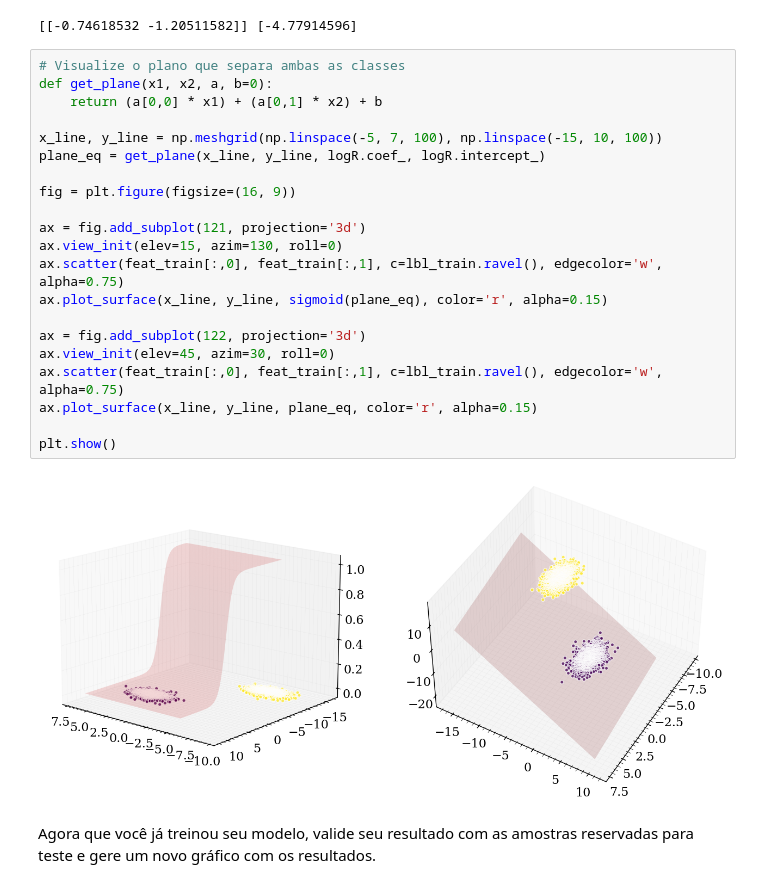
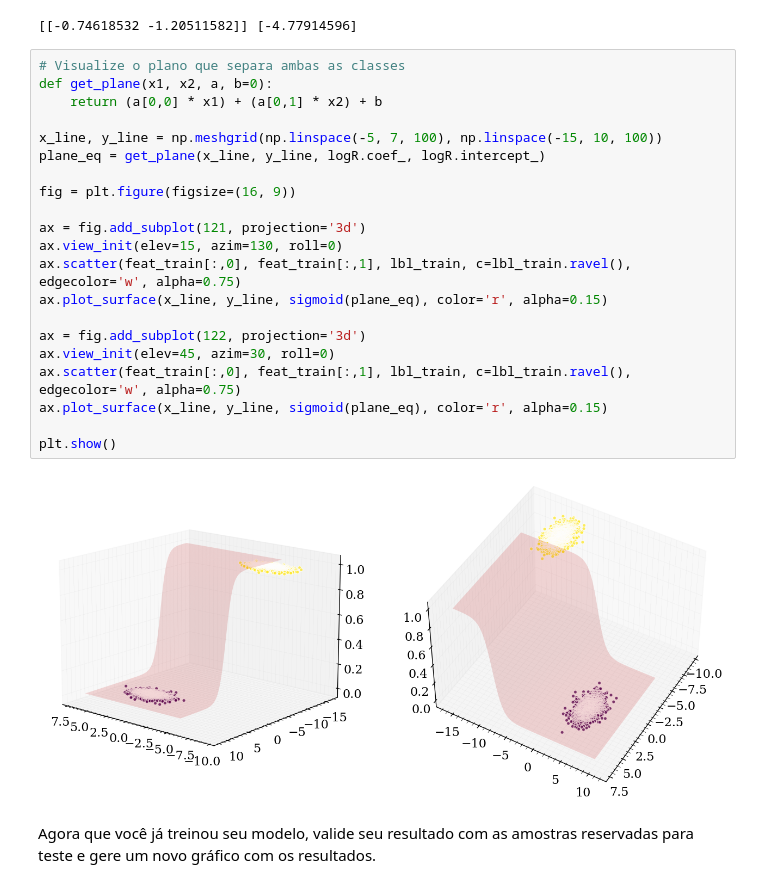
Before and after one commit to uai-ufmg/ciag-2025.1-rj, a Jupyter notebook: semana02/prática/colab/S02P01 - Gabarito - Regressão Logística.ipynb, the cells around one changed output. Saved outputs shown, nothing was run; the diff lists cells and outputs as text.

```diff
--- a/semana02/prática/colab/S02P01 - Gabarito - Regressão Logística.ipynb
+++ b/semana02/prática/colab/S02P01 - Gabarito - Regressão Logística.ipynb
@@ -262,26 +262,26 @@ print(logR.coef_, logR.intercept_)
 # %%
 # Visualize o plano que separa ambas as classes
 def get_plane(x1, x2, a, b=0):
     return (a[0,0] * x1) + (a[0,1] * x2) + b
 
 x_line, y_line = np.meshgrid(np.linspace(-5, 7, 100), np.linspace(-15, 10, 100))
 plane_eq = get_plane(x_line, y_line, logR.coef_, logR.intercept_)
 
 fig = plt.figure(figsize=(16, 9))
 
 ax = fig.add_subplot(121, projection='3d')
 ax.view_init(elev=15, azim=130, roll=0)
-ax.scatter(feat_train[:,0], feat_train[:,1], c=lbl_train.ravel(), edgecolor='w', alpha=0.75)
+ax.scatter(feat_train[:,0], feat_train[:,1], lbl_train, c=lbl_train.ravel(), edgecolor='w', alpha=0.75)
 ax.plot_surface(x_line, y_line, sigmoid(plane_eq), color='r', alpha=0.15)
 
 ax = fig.add_subplot(122, projection='3d')
 ax.view_init(elev=45, azim=30, roll=0)
-ax.scatter(feat_train[:,0], feat_train[:,1], c=lbl_train.ravel(), edgecolor='w', alpha=0.75)
-ax.plot_surface(x_line, y_line, plane_eq, color='r', alpha=0.15)
+ax.scatter(feat_train[:,0], feat_train[:,1], lbl_train, c=lbl_train.ravel(), edgecolor='w', alpha=0.75)
+ax.plot_surface(x_line, y_line, sigmoid(plane_eq), color='r', alpha=0.15)
 
 plt.show()
 # %% [output]
-[figure, old version]
+[figure, new version]
 # %% [markdown]
 Agora que você já treinou seu modelo, valide seu resultado com as amostras reservadas para teste e gere um novo gráfico com os resultados.
 # %%
```
Also changed, not shown: parts of 6 cells of this notebook, 3 other files.
